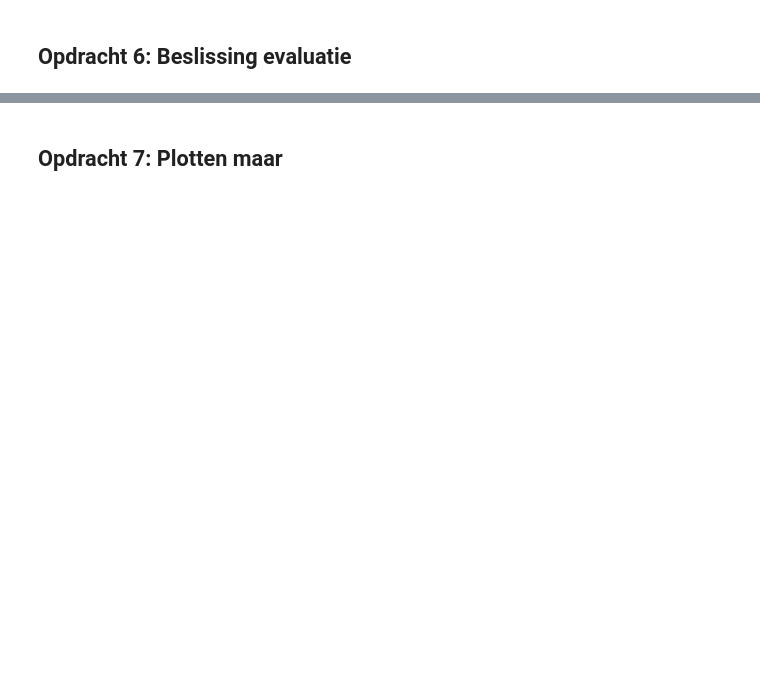
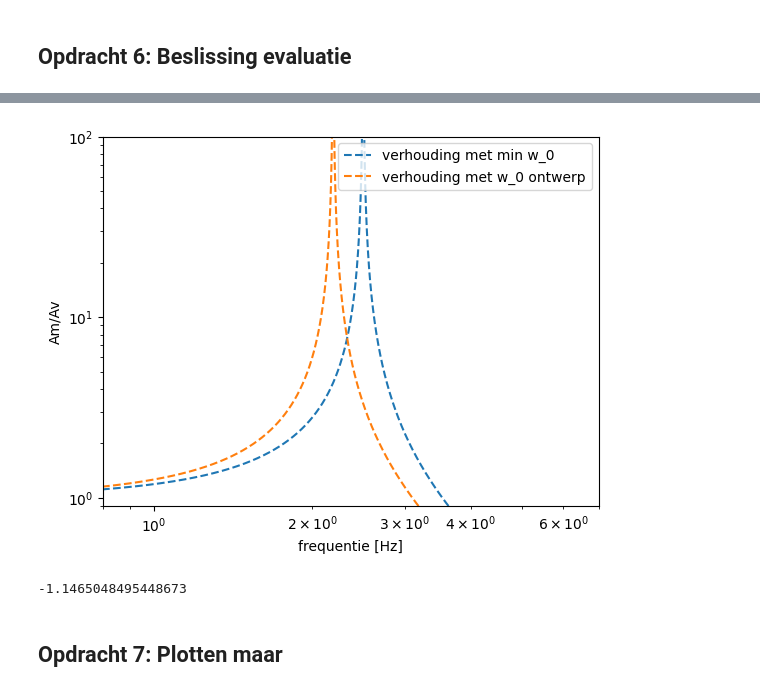
Before and after one commit to MatthiasGrablowitz/opdrachten-DEF-D, a Jupyter notebook: FysiekeOntwerpopdrachten/5MaakEenOpstellingTrillingsvrij/Ontwerpopdracht5MaakEenOpstellingTrillingsvrijInvulTemplate.ipynb, the cells around one changed output, grey strips where cells are left out. Cells and saved outputs as stored; diff of their text form; code cells hidden in the pictures; blank space fills up the shorter version.

```diff
--- a/FysiekeOntwerpopdrachten/5MaakEenOpstellingTrillingsvrij/Ontwerpopdracht5MaakEenOpstellingTrillingsvrijInvulTemplate.ipynb
+++ b/FysiekeOntwerpopdrachten/5MaakEenOpstellingTrillingsvrij/Ontwerpopdracht5MaakEenOpstellingTrillingsvrijInvulTemplate.ipynb
@@ -103,6 +136,29 @@ Deze grafiek heb je later weer nodig om je gemeten punten aan toe te voegen. Ga
 Als je hier negatief geantwoord hebt, kopieer onder deze cel dan alle cellen van Synthese tot en met Evaluation & decision en doorloop dat deel van het ontwerp proces nogmaals.
 # %%
 # Voeg hier je plot in.
+w_0 = 5*np.pi
+C= 8*46
+w_0_2 = 13.776
+
+def verhouding(f,w_0):
+
+    return 1/(1-4*np.pi**2*f**2/w_0**2)
+f_test = np.linspace(0,20,10000)
+
+plt.plot(f_test,np.abs(verhouding(f_test,w_0)),'--',label='verhouding met min w_0')
+plt.plot(f_test,np.abs(verhouding(f_test,w_0_2)),'--',label='verhouding met w_0 ontwerp')
+plt.xscale('log')
+plt.yscale('log')
+plt.xlabel('frequentie [Hz]')
+plt.ylabel('Am/Av')
+plt.xlim(0.8,7)
+plt.ylim(0.9,100)
+plt.legend()
+plt.show()
+print(verhouding(3,w_0_2))
+# %% [output]
+[figure, added]
+-1.1465048495448673
 # %% [markdown]
 ## Opdracht 7: Plotten maar
 # %%
```
Also changed, not shown: parts of 12 cells of this notebook, 1 other file.
